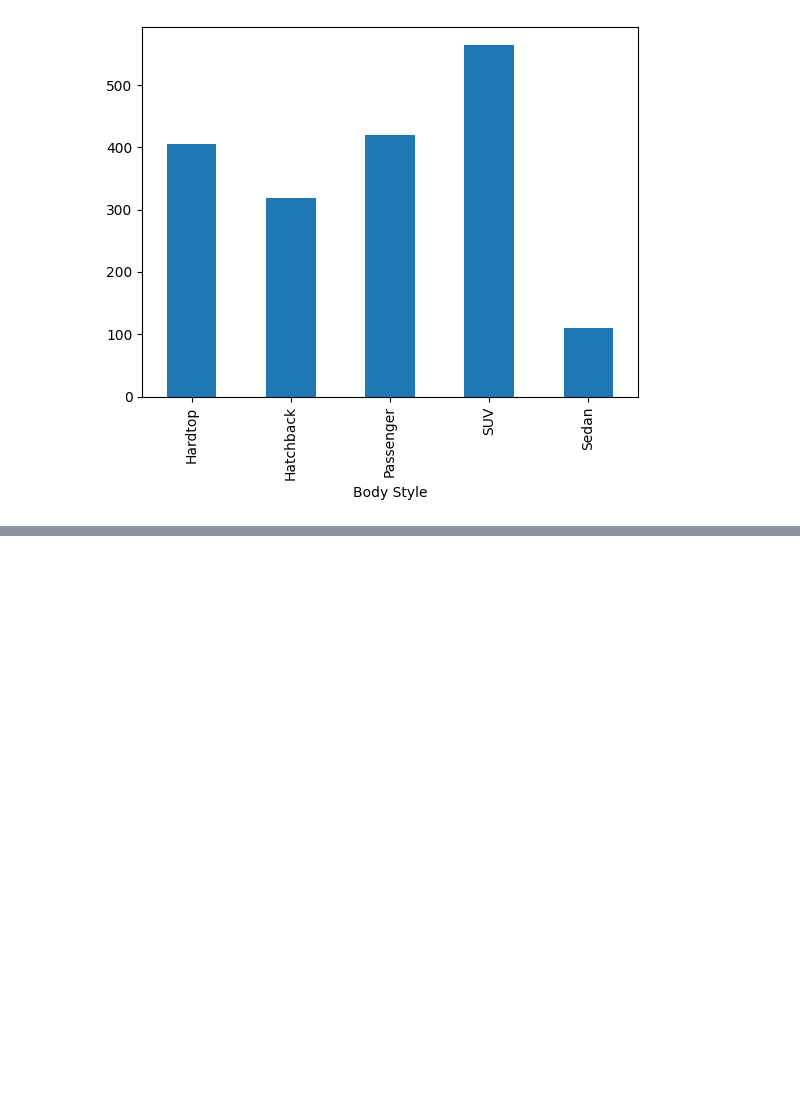
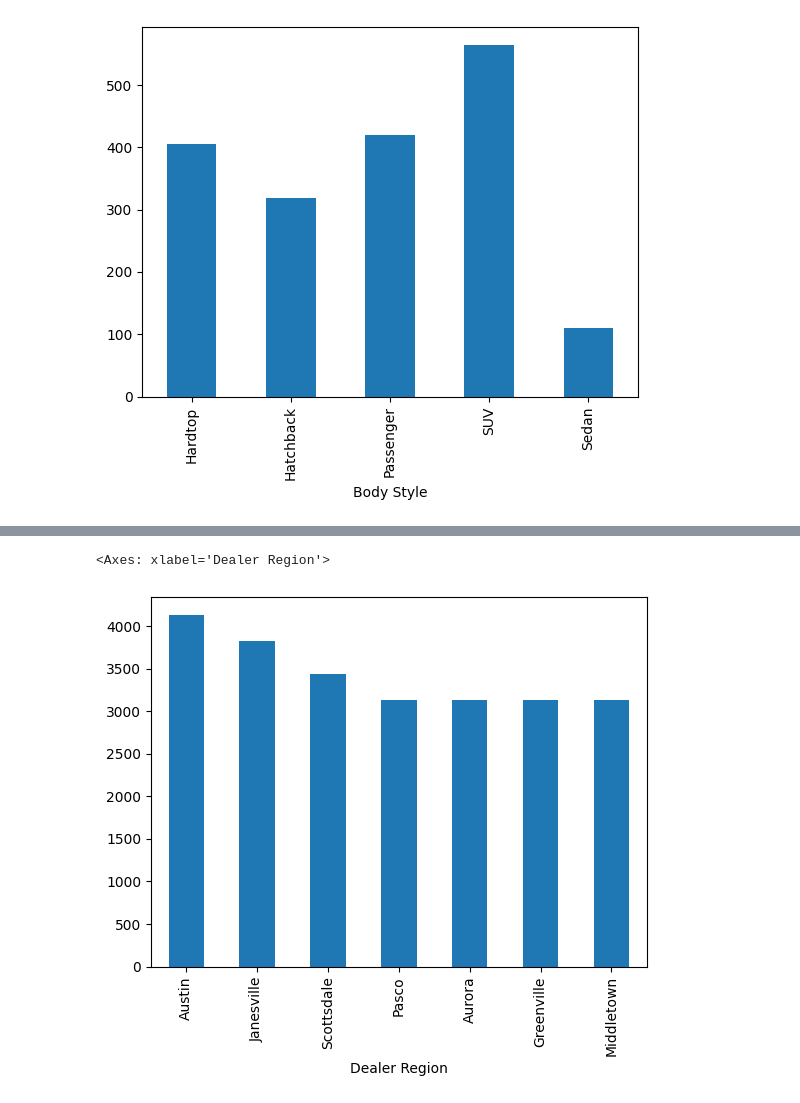
Before and after one commit to leolion023/Travis_Helton_car_sales, a Jupyter notebook: src/Notebooks/car_sales.ipynb, the cells around one changed output, grey strips where cells are left out. Saved outputs shown, nothing was run; the diff lists cells and outputs as text; code cells hidden in the pictures; blank space fills up the shorter version.

Commit message:
make more graphs

```diff
--- a/src/Notebooks/car_sales.ipynb
+++ b/src/Notebooks/car_sales.ipynb
@@ -106,3 +111,7 @@ car_sales
 | 23904 | C_CND_023905 | 12/31/2023 | Victoire | Male | 13500 | Chrysler Plymouth | Chevrolet | Metro | DoubleÂ Overhead Camshaft | ... |
 | 23905 | C_CND_023906 | 12/31/2023 | Donovan | Male | 1225000 | Pars Auto Sales | Lexus | ES300 | DoubleÂ Overhead Camshaft | ... |
 23906 rows × 16 columns
+# %%
+columns_to_drop = ['Car id','Date','Customer Name','Phone']
+car_sales = car_sales.drop(columns=columns_to_drop)
+car_sales
@@ -207,0 +236,2 @@ BS_Chev.plot(kind='bar')
+# %%
+car_sales_region = car_sales['Dealer Region'].value_counts()
@@ -207,0 +285,5 @@ BS_Chev.plot(kind='bar')
+# %%
+car_sales_region.plot(kind ='bar')
+# %% [output]
+<Axes: xlabel='Dealer Region'>
+[figure, added]
```
Also changed, not shown: parts of 11 cells of this notebook, 1 other file.
